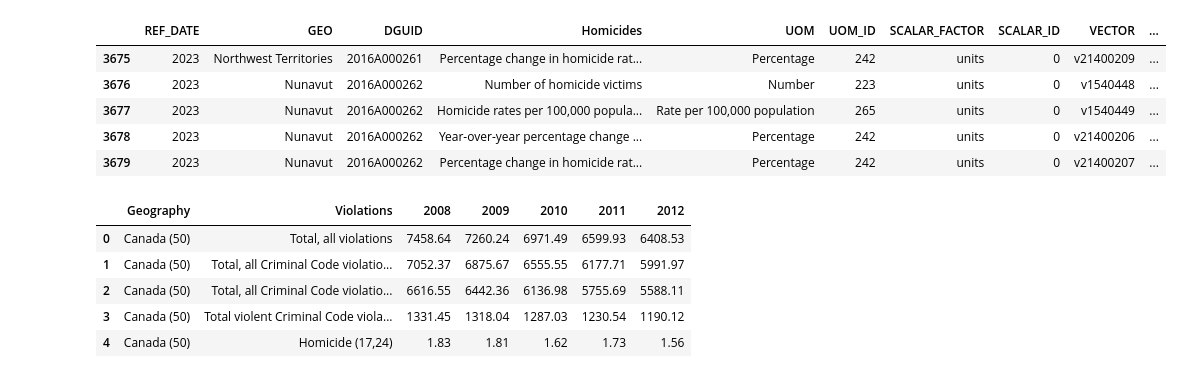
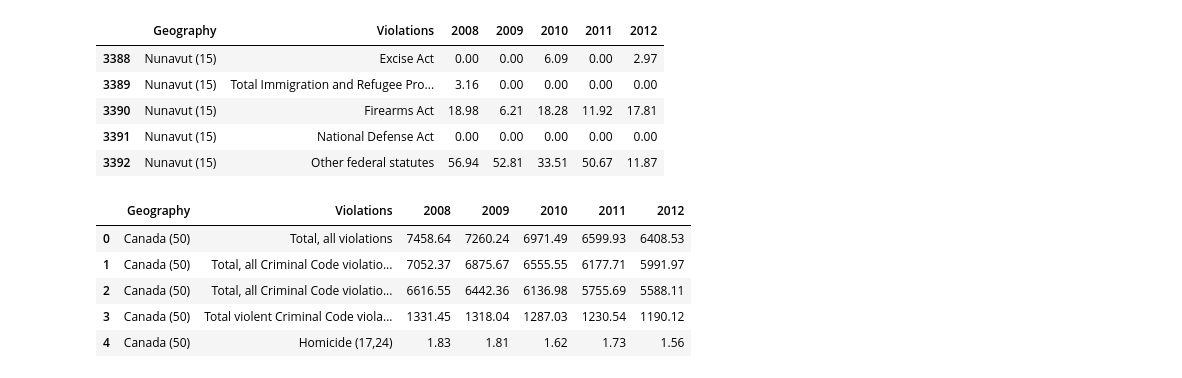
Before and after one commit to priyyal/crime-analysis-canada, a Jupyter notebook: crime_clean.ipynb, the cells around one changed output. Cells and saved outputs as stored; diff of their text form; code cells hidden in the pictures.

```diff
--- a/crime_clean.ipynb
+++ b/crime_clean.ipynb
@@ -17,12 +6,12 @@ hv_df.head()
 # %%
-hv_df.tail()
+ibc_df.tail()
 # %% [output]
-|  | REF_DATE | GEO | DGUID | Homicides | UOM | UOM_ID | SCALAR_FACTOR | SCALAR_ID | VECTOR | ... |
-| 3675 | 2023 | Northwest Territories | 2016A000261 | Percentage change in homicide rat... | Percentage | 242 | units | 0 | v21400209 | ... |
-| 3676 | 2023 | Nunavut | 2016A000262 | Number of homicide victims | Number | 223 | units | 0 | v1540448 | ... |
-| 3677 | 2023 | Nunavut | 2016A000262 | Homicide rates per 100,000 popula... | Rate per 100,000 population | 265 | units | 0 | v1540449 | ... |
-| 3678 | 2023 | Nunavut | 2016A000262 | Year-over-year percentage change ... | Percentage | 242 | units | 0 | v21400206 | ... |
-| 3679 | 2023 | Nunavut | 2016A000262 | Percentage change in homicide rat... | Percentage | 242 | units | 0 | v21400207 | ... |
+|  | Geography | Violations | 2008 | 2009 | 2010 | 2011 | 2012 |
+| 3388 | Nunavut (15) | Excise Act | 0.00 | 0.00 | 6.09 | 0.00 | 2.97 |
+| 3389 | Nunavut (15) | Total Immigration and Refugee Pro... | 3.16 | 0.00 | 0.00 | 0.00 | 0.00 |
+| 3390 | Nunavut (15) | Firearms Act | 18.98 | 6.21 | 18.28 | 11.92 | 17.81 |
+| 3391 | Nunavut (15) | National Defense Act | 0.00 | 0.00 | 0.00 | 0.00 | 0.00 |
+| 3392 | Nunavut (15) | Other federal statutes | 56.94 | 52.81 | 33.51 | 50.67 | 11.87 |
 # %%
 ibc_df.head()
 # %% [output]
```
Also changed, not shown: parts of 4 cells of this notebook.
